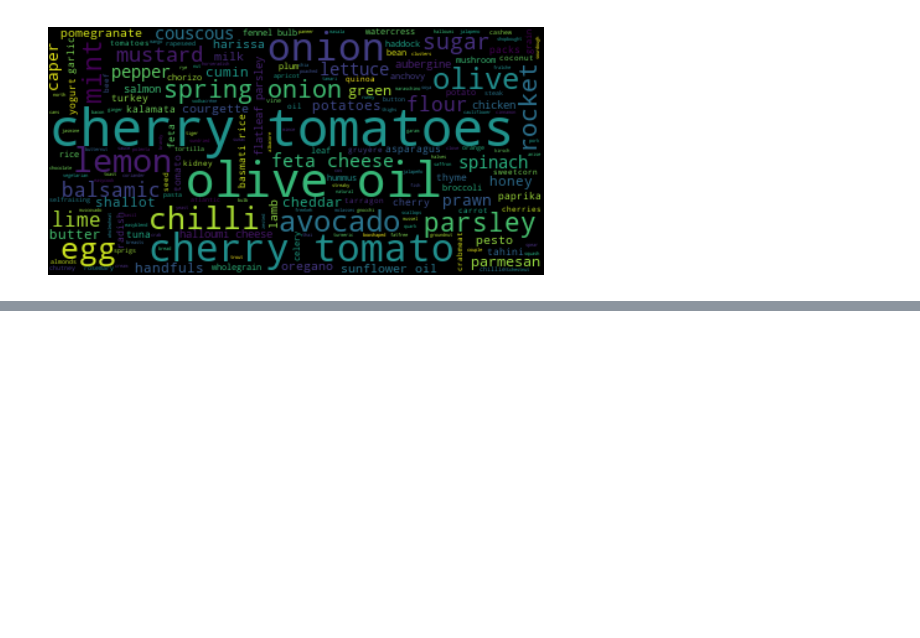
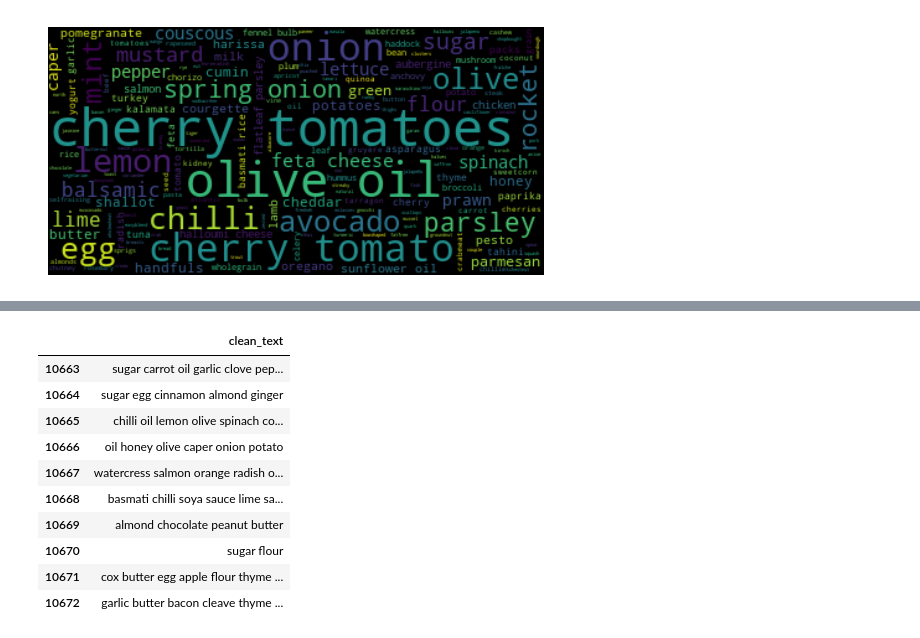
Before and after one commit to camillemolen/replenish_streamlit, a Jupyter notebook: Untitled.ipynb, the cells around one changed output, grey strips where cells are left out. Saved outputs shown, nothing was run; the diff lists cells and outputs as text; code cells hidden in the pictures; blank space fills up the shorter version.

```diff
--- a/Untitled.ipynb
+++ b/Untitled.ipynb
@@ -48,0 +101,14 @@ plt.show()
+# %%
+df.tail(10)
+# %% [output]
+|  | clean_text |
+| 10663 | sugar carrot oil garlic clove pep... |
+| 10664 | sugar egg cinnamon almond ginger |
+| 10665 | chilli oil lemon olive spinach co... |
+| 10666 | oil honey olive caper onion potato |
+| 10667 | watercress salmon orange radish o... |
+| 10668 | basmati chilli soya sauce lime sa... |
+| 10669 | almond chocolate peanut butter |
+| 10670 | sugar flour |
+| 10671 | cox butter egg apple flour thyme ... |
+| 10672 | garlic butter bacon cleave thyme ... |
```
Also changed, not shown: parts of 5 cells of this notebook, 8 other files.
